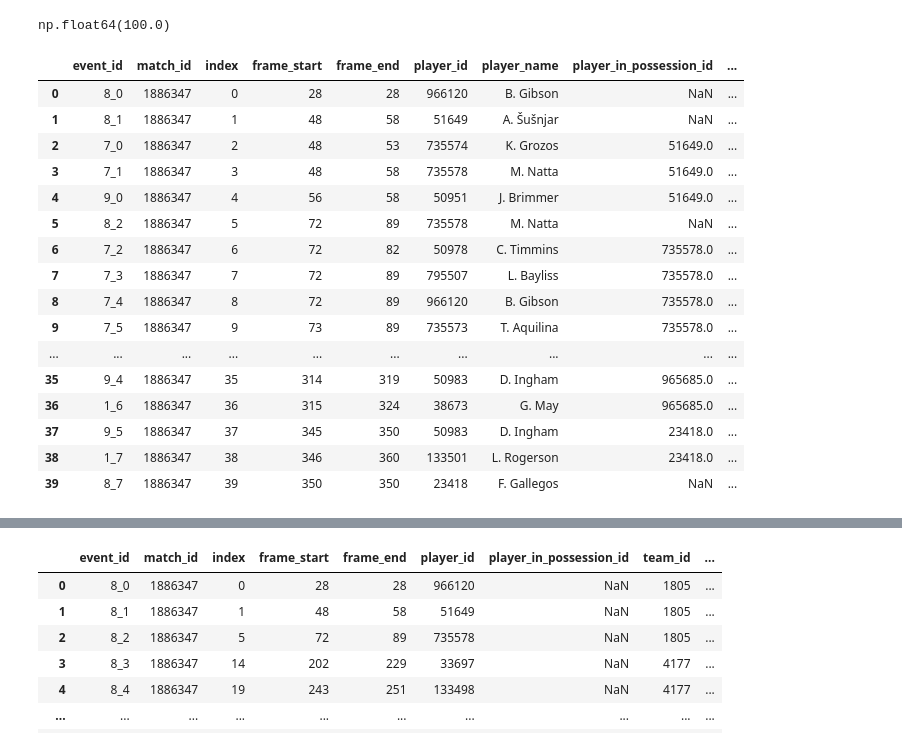
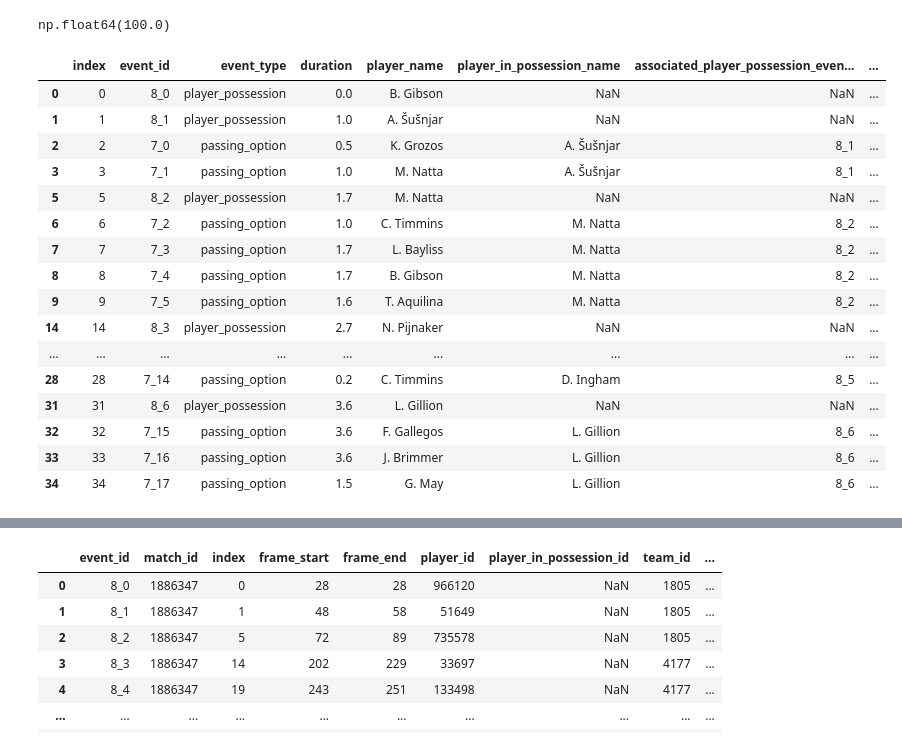
Before and after one commit to tahmeed14/footy_tracking_analysis, a Jupyter notebook: eda.ipynb, the cells around one changed output, grey strips where cells are left out. Saved outputs shown, nothing was run; the diff lists cells and outputs as text; code cells hidden in the pictures.

Commit message:
understanding possession variables

```diff
--- a/eda.ipynb
+++ b/eda.ipynb
@@ -701,23 +702,47 @@ def processEvents(event_df, event_type):
 
     return output_df
 # %%
+explore_cols = [
+    "index",
+    "event_id",
+    "event_type",
+    "duration",
+    "player_name",
+    "player_in_possession_name",
+    "associated_player_possession_event_id",
+    "team_shortname",
+    "targeted_passing_option_event_id",
+    "player_targeted_name",
+
+
+    "start_type",
+    "end_type",
+    "pass_outcome",
+    "pass_distance",
+    "team_possession_loss_in_phase",
+    "first_player_possession_in_team_possession",
+    "last_player_possession_in_team_possession"
+
+]
+
+
 with pd.option_context('display.max_rows', 40, 'display.max_columns', None):
-    display(de_match[pp_columns].head(40))
+    display(de_match.loc[de_match["event_type"].isin(["player_possession", "passing_option"]),:][explore_cols].head(25))
 # %% [output]
-|  | event_id | match_id | index | frame_start | frame_end | player_id | player_name | player_in_possession_id | ... |
-| 0 | 8_0 | 1886347 | 0 | 28 | 28 | 966120 | B. Gibson | NaN | ... |
-| 1 | 8_1 | 1886347 | 1 | 48 | 58 | 51649 | A. Šušnjar | NaN | ... |
-| 2 | 7_0 | 1886347 | 2 | 48 | 53 | 735574 | K. Grozos | 51649.0 | ... |
-| 3 | 7_1 | 1886347 | 3 | 48 | 58 | 735578 | M. Natta | 51649.0 | ... |
-| 4 | 9_0 | 1886347 | 4 | 56 | 58 | 50951 | J. Brimmer | 51649.0 | ... |
-| 5 | 8_2 | 1886347 | 5 | 72 | 89 | 735578 | M. Natta | NaN | ... |
-| 6 | 7_2 | 1886347 | 6 | 72 | 82 | 50978 | C. Timmins | 735578.0 | ... |
-| 7 | 7_3 | 1886347 | 7 | 72 | 89 | 795507 | L. Bayliss | 735578.0 | ... |
-| 8 | 7_4 | 1886347 | 8 | 72 | 89 | 966120 | B. Gibson | 735578.0 | ... |
-| 9 | 7_5 | 1886347 | 9 | 73 | 89 | 735573 | T. Aquilina | 735578.0 | ... |
-| ... | ... | ... | ... | ... | ... | ... | ... | ... | ... |
-| 35 | 9_4 | 1886347 | 35 | 314 | 319 | 50983 | D. Ingham | 965685.0 | ... |
-| 36 | 1_6 | 1886347 | 36 | 315 | 324 | 38673 | G. May | 965685.0 | ... |
-| 37 | 9_5 | 1886347 | 37 | 345 | 350 | 50983 | D. Ingham | 23418.0 | ... |
-| 38 | 1_7 | 1886347 | 38 | 346 | 360 | 133501 | L. Rogerson | 23418.0 | ... |
-| 39 | 8_7 | 1886347 | 39 | 350 | 350 | 23418 | F. Gallegos | NaN | ... |
+|  | index | event_id | event_type | duration | player_name | player_in_possession_name | associated_player_possession_even... | ... |
+| 0 | 0 | 8_0 | player_possession | 0.0 | B. Gibson | NaN | NaN | ... |
+| 1 | 1 | 8_1 | player_possession | 1.0 | A. Šušnjar | NaN | NaN | ... |
+| 2 | 2 | 7_0 | passing_option | 0.5 | K. Grozos | A. Šušnjar | 8_1 | ... |
+| 3 | 3 | 7_1 | passing_option | 1.0 | M. Natta | A. Šušnjar | 8_1 | ... |
+| 5 | 5 | 8_2 | player_possession | 1.7 | M. Natta | NaN | NaN | ... |
+| 6 | 6 | 7_2 | passing_option | 1.0 | C. Timmins | M. Natta | 8_2 | ... |
+| 7 | 7 | 7_3 | passing_option | 1.7 | L. Bayliss | M. Natta | 8_2 | ... |
+| 8 | 8 | 7_4 | passing_option | 1.7 | B. Gibson | M. Natta | 8_2 | ... |
+| 9 | 9 | 7_5 | passing_option | 1.6 | T. Aquilina | M. Natta | 8_2 | ... |
+| 14 | 14 | 8_3 | player_possession | 2.7 | N. Pijnaker | NaN | NaN | ... |
+| ... | ... | ... | ... | ... | ... | ... | ... | ... |
+| 28 | 28 | 7_14 | passing_option | 0.2 | C. Timmins | D. Ingham | 8_5 | ... |
+| 31 | 31 | 8_6 | player_possession | 3.6 | L. Gillion | NaN | NaN | ... |
+| 32 | 32 | 7_15 | passing_option | 3.6 | F. Gallegos | L. Gillion | 8_6 | ... |
+| 33 | 33 | 7_16 | passing_option | 3.6 | J. Brimmer | L. Gillion | 8_6 | ... |
+| 34 | 34 | 7_17 | passing_option | 1.5 | G. May | L. Gillion | 8_6 | ... |
```
Also changed, not shown: parts of 7 cells of this notebook.
